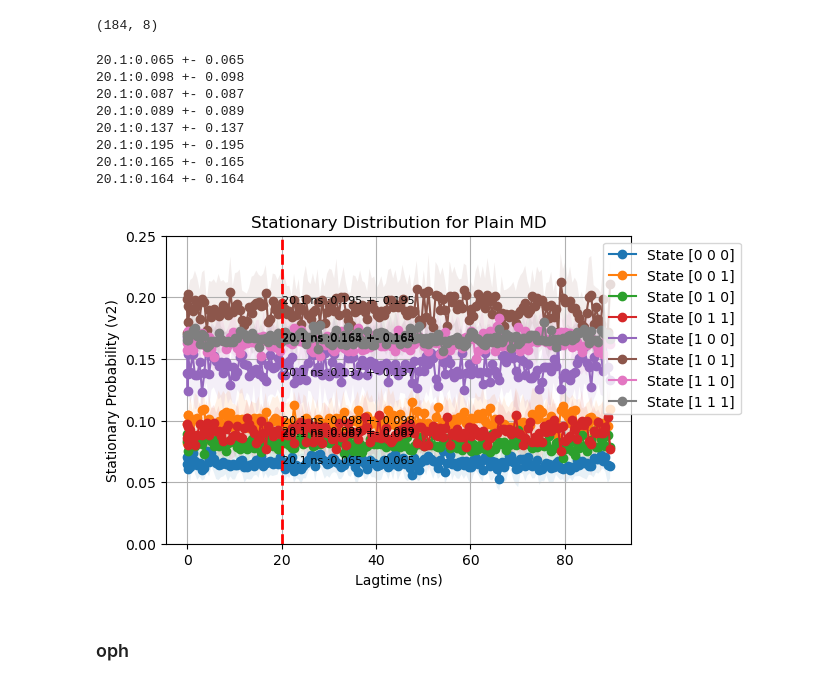
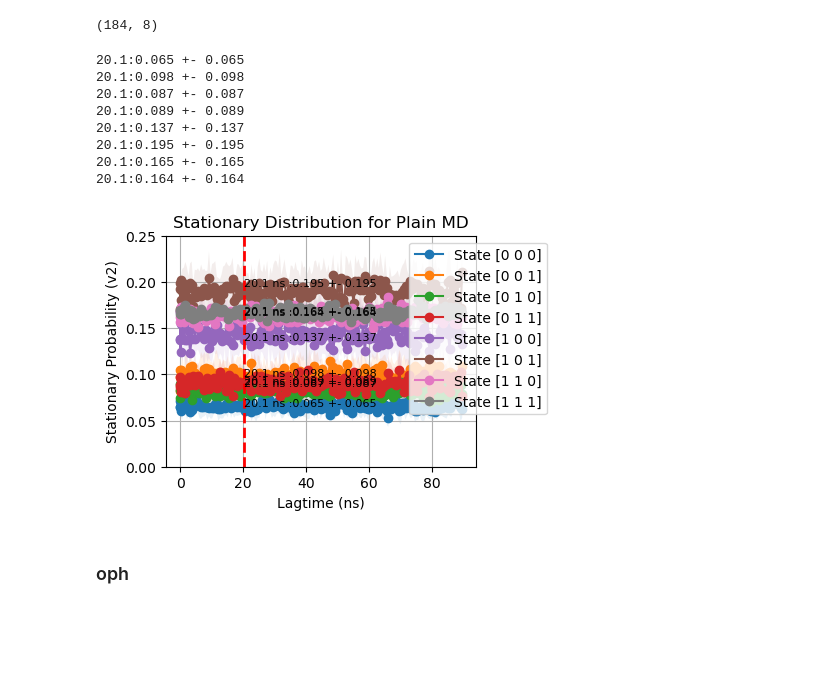
Before and after one commit to starwingc/peptoid_ESM, a Jupyter notebook: Analysis/stationary_population_8_comform.ipynb, the cells around one changed output. Drawn from its saved outputs; the diff is of its cells as text; code cells hidden in the pictures; blank space fills up the shorter version.

```diff
--- a/Analysis/stationary_population_8_comform.ipynb
+++ b/Analysis/stationary_population_8_comform.ipynb
@@ -503,7 +507,7 @@ meta_omg_pi_all_means.shape
 # %% [output]
 (184, 8)
 # %%
-plt.figure(figsize=(6, 4))
+plt.figure(figsize=(4, 3))
 state_to_plot = range(8)  # Fix: Select states 0 to 7
 
 # Loop through selected states and plot each separately
@@ -514,34 +518,34 @@ for i, state in enumerate(state_to_plot):
     plt.fill_between(meta_omg_lagtimes_ns,
                      meta_omg_pi_all_means[:, i] + meta_omg_pi_all_stds[:, i],  # Upper bound
                      meta_omg_pi_all_means[:, i] - meta_omg_pi_all_stds[:, i],  # Lower bound
                      alpha=0.1)
 
     # Annotate the first point with its value
     first_x = meta_omg_lagtimes_ns[44]
     first_y = meta_omg_pi_all_means[44, i]
     first_y_var = meta_omg_pi_all_means[44, i]
     plt.text(first_x, first_y,  f"{first_x} ns :{first_y:.3f} +- {first_y_var:.3f}", fontsize=8)
     print(f"{first_x}:{first_y:.3f} +- {first_y_var:.3f}")
 
 plt.axvline(x=first_x, color='r', linestyle='--', linewidth=2)
 
 plt.xlabel('Lagtime (ns)')
 plt.ylabel('Stationary Probability (v2)')
 plt.title('Stationary Distribution for Plain MD')
 plt.legend(loc='upper right', bbox_to_anchor=(1.25, 1))
 plt.ylim(0, 0.25)
 plt.grid(True)
 plt.show()
 # %% [output]
 20.1:0.065 +- 0.065
 20.1:0.098 +- 0.098
 20.1:0.087 +- 0.087
 20.1:0.089 +- 0.089
 20.1:0.137 +- 0.137
 20.1:0.195 +- 0.195
 20.1:0.165 +- 0.165
 20.1:0.164 +- 0.164
-[figure, old version]
+[figure, new version]
 # %% [markdown]
 ### oph
 # %%
```
Also changed, not shown: parts of 13 cells of this notebook, 1 other file.
